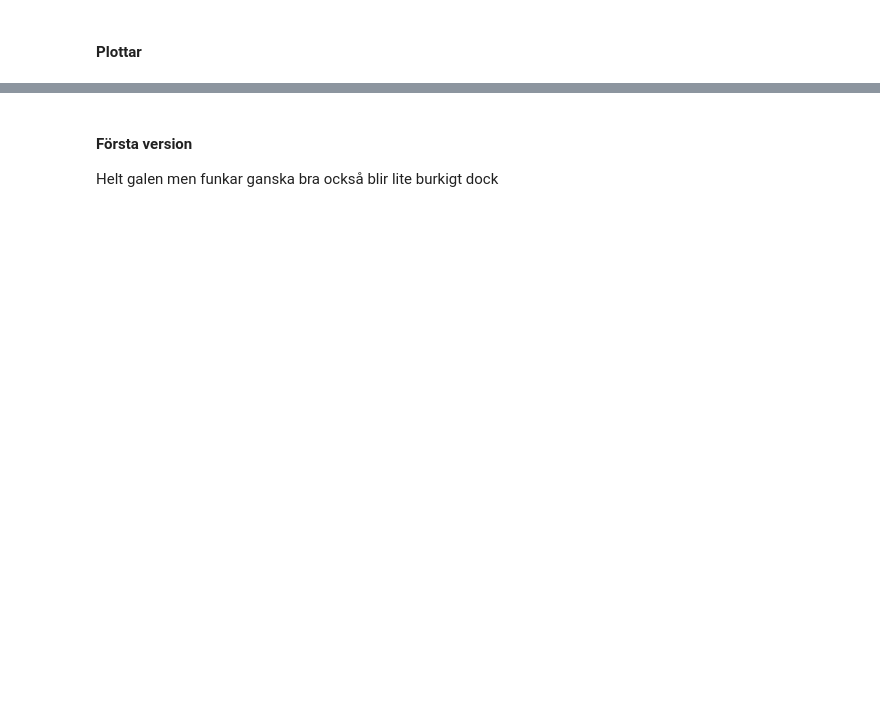
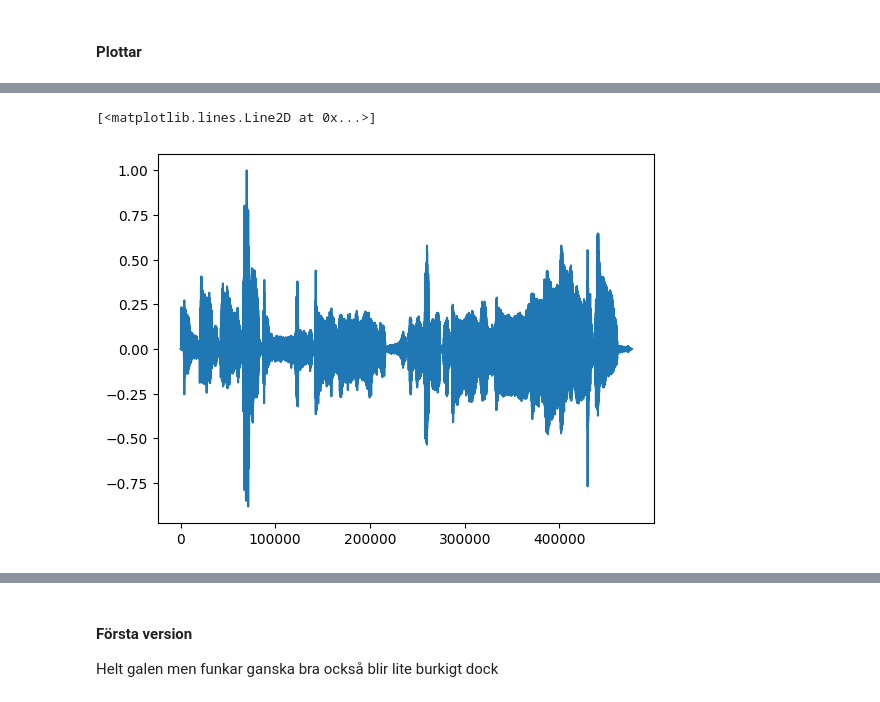
Before and after one commit to samuel-bergstrom/Signalbehandling-Assignments, a Jupyter notebook: Assignment4/tst.ipynb, the cells around one changed output, grey strips where cells are left out. Drawn from its saved outputs; the diff is of its cells as text; code cells hidden in the pictures; blank space fills up the shorter version.

```diff
--- a/Assignment4/tst.ipynb
+++ b/Assignment4/tst.ipynb
@@ -101,3 +101,8 @@ plt.show()
+# %%
+plt.plot(recx.flatten())
+# %% [output]
+[<matplotlib.lines.Line2D at 0x...>]
+[figure, added]
 # %%
 plt.title(f'FFT of Signals for Scenario {mynoiseScenario}')
 plt.semilogy(np.abs(fft(recx, axis=0)) , color = 'blue', label = 'recx')
```
Also changed, not shown: parts of 6 cells of this notebook, 58 other files.
